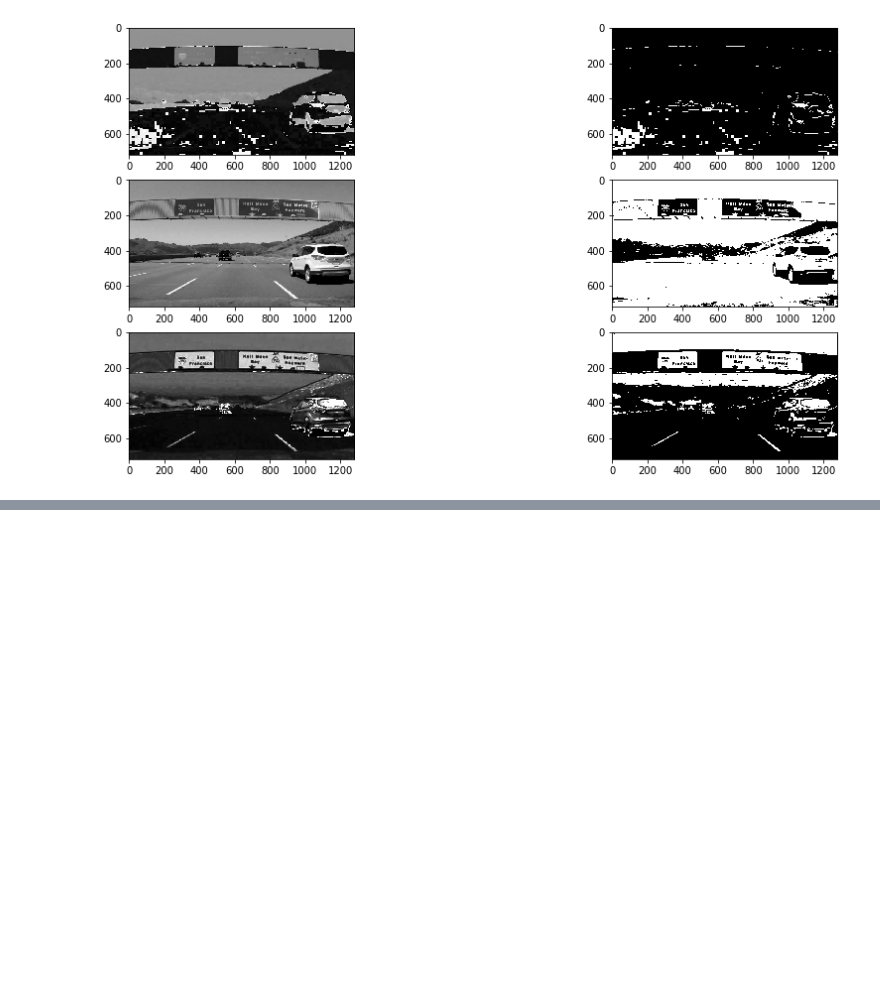
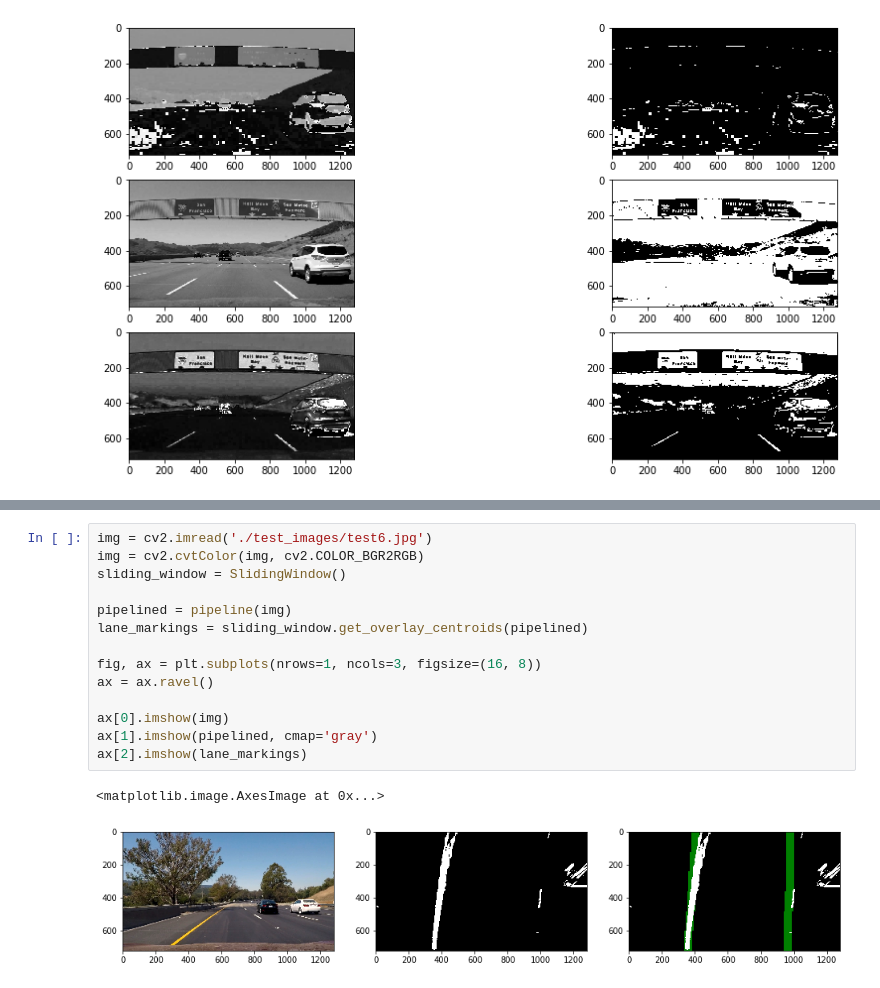
Before and after one commit to kevinwestern/CarND-Advanced-Lane-Lines, a Jupyter notebook: lane-finder.ipynb, the cells around one changed output, grey strips where cells are left out. Drawn from its saved outputs; the diff is of its cells as text; blank space fills up the shorter version.

Commit message:
Added some lane highlighting.

```diff
--- a/lane-finder.ipynb
+++ b/lane-finder.ipynb
@@ -194,0 +359,17 @@ test_run('./test_images/signs_vehicles_xygrad.jpg')
+# %%
+img = cv2.imread('./test_images/test6.jpg')
+img = cv2.cvtColor(img, cv2.COLOR_BGR2RGB)
+sliding_window = SlidingWindow()
+
+pipelined = pipeline(img)
+lane_markings = sliding_window.get_overlay_centroids(pipelined)
+
+fig, ax = plt.subplots(nrows=1, ncols=3, figsize=(16, 8))
+ax = ax.ravel()
+
+ax[0].imshow(img)
+ax[1].imshow(pipelined, cmap='gray')
+ax[2].imshow(lane_markings)
+# %% [output]
+<matplotlib.image.AxesImage at 0x...>
+[figure, added]
```
Also changed, not shown: parts of 7 cells of this notebook, 2 other files.
